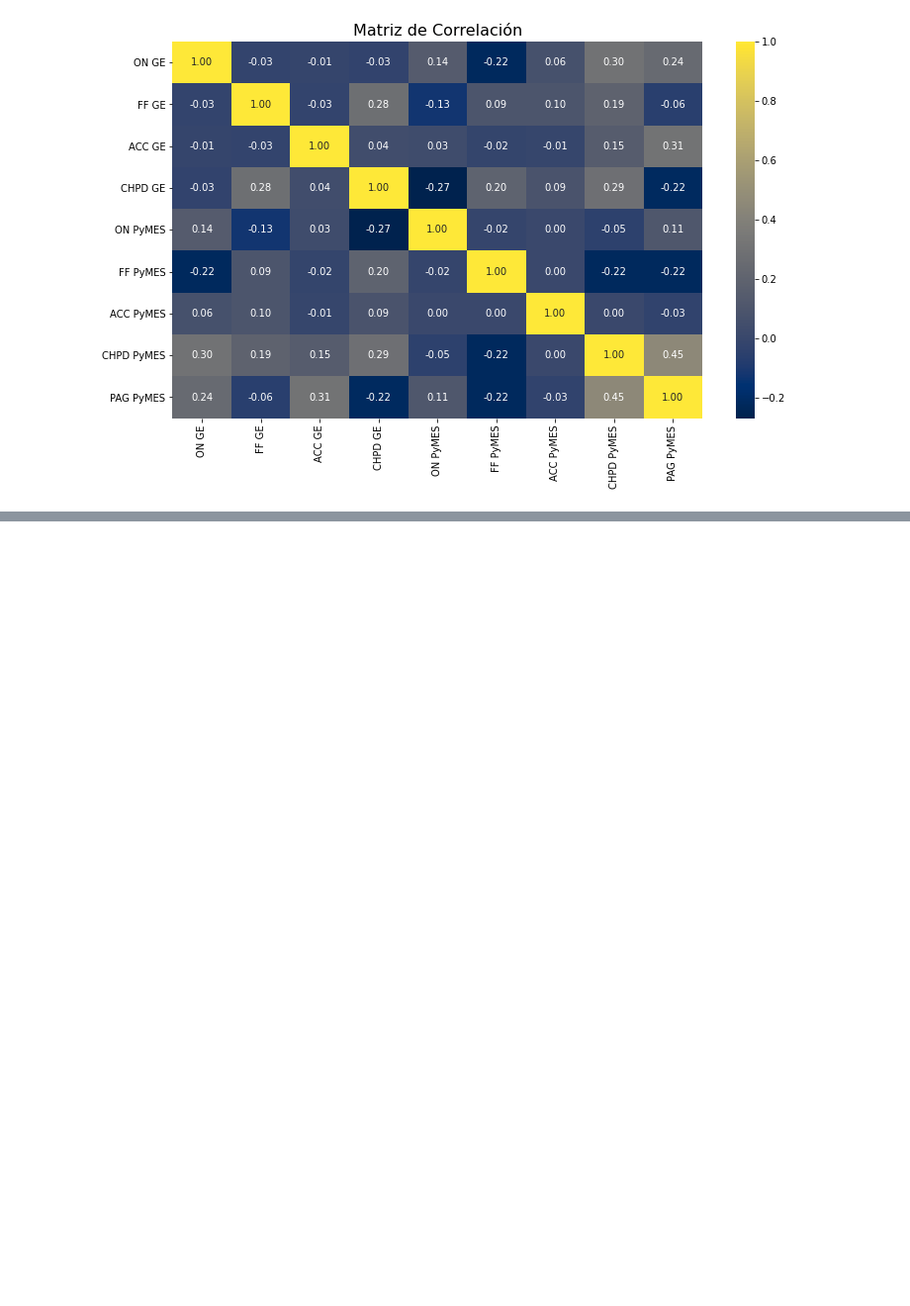
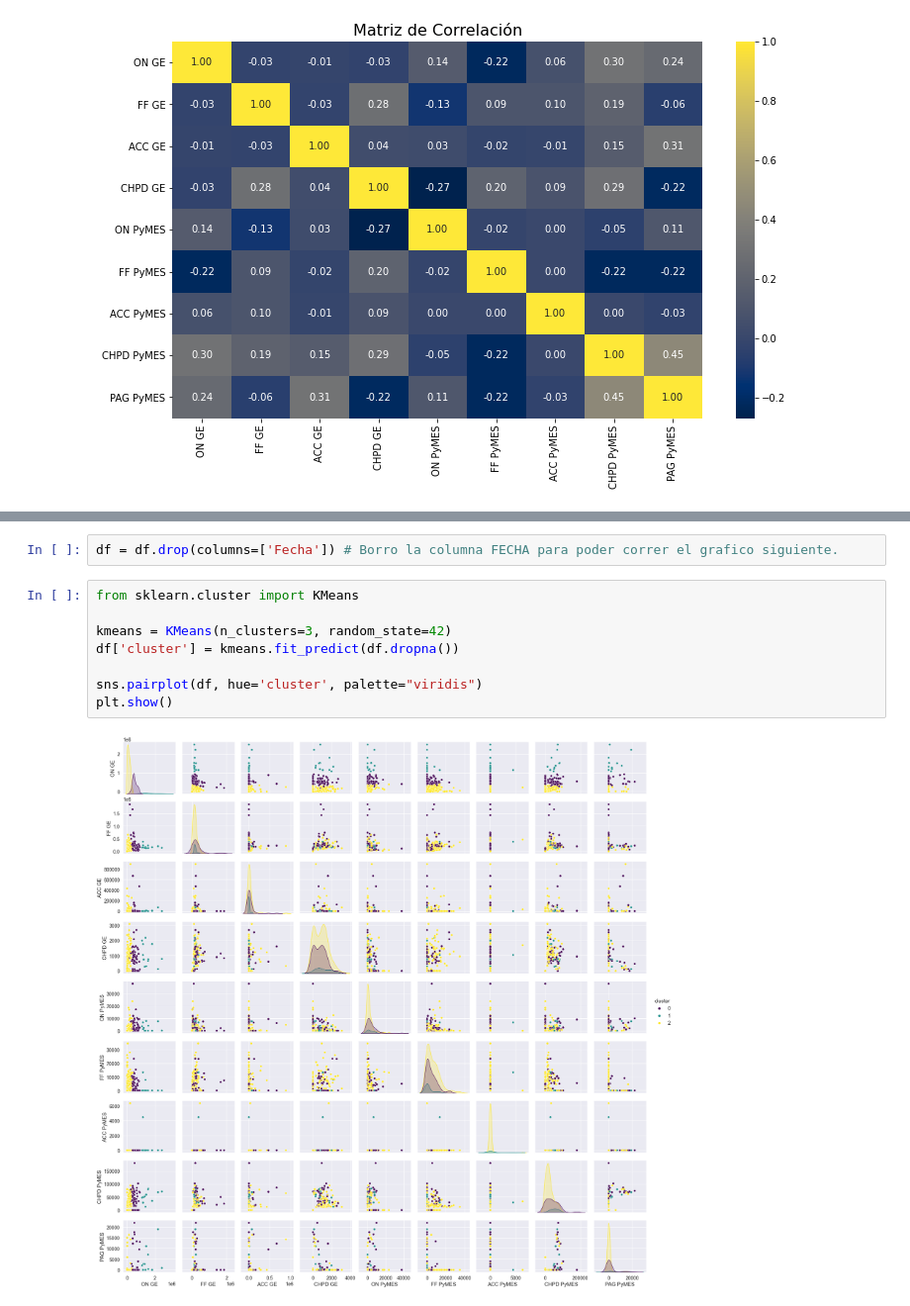
Before and after one commit to NestorDiazDataSC/Analisis_de_Datos, a Jupyter notebook: Financiamiento_Privado_Mercado_Capitales/financiamiento-privado-mercado-capitales-dolares.ipynb, the cells around one changed output, grey strips where cells are left out. Shown at 99% size. Saved outputs shown, nothing was run; the diff lists cells and outputs as text; blank space fills up the shorter version.

```diff
--- a/Financiamiento_Privado_Mercado_Capitales/financiamiento-privado-mercado-capitales-dolares.ipynb
+++ b/Financiamiento_Privado_Mercado_Capitales/financiamiento-privado-mercado-capitales-dolares.ipynb
@@ -221,0 +281,12 @@ plt.show()
+# %%
+df = df.drop(columns=['Fecha']) # Borro la columna FECHA para poder correr el grafico siguiente.
+# %%
+from sklearn.cluster import KMeans
+
+kmeans = KMeans(n_clusters=3, random_state=42)
+df['cluster'] = kmeans.fit_predict(df.dropna())
+
+sns.pairplot(df, hue='cluster', palette="viridis")
+plt.show()
+# %% [output]
+[figure, added]
```
Also changed, not shown: parts of 14 cells of this notebook.
